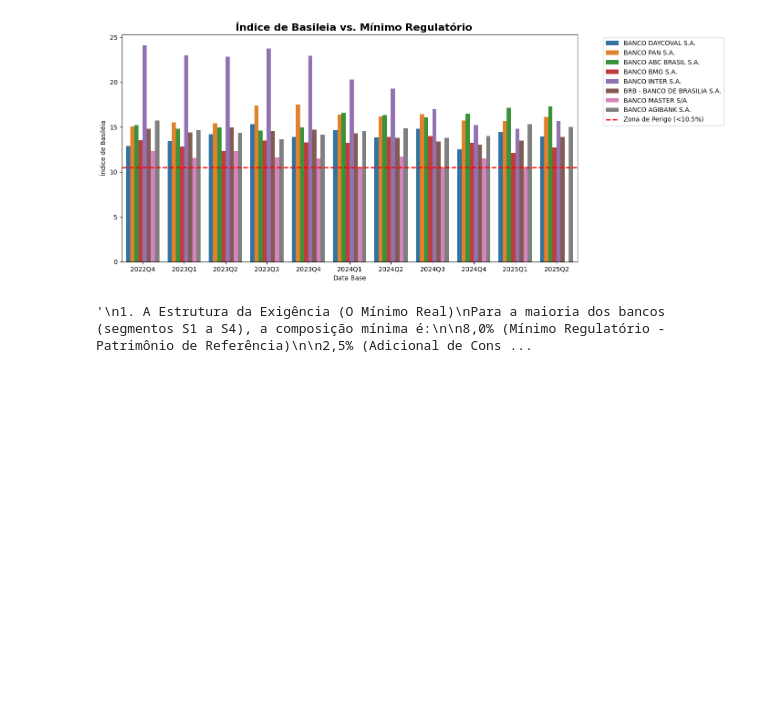
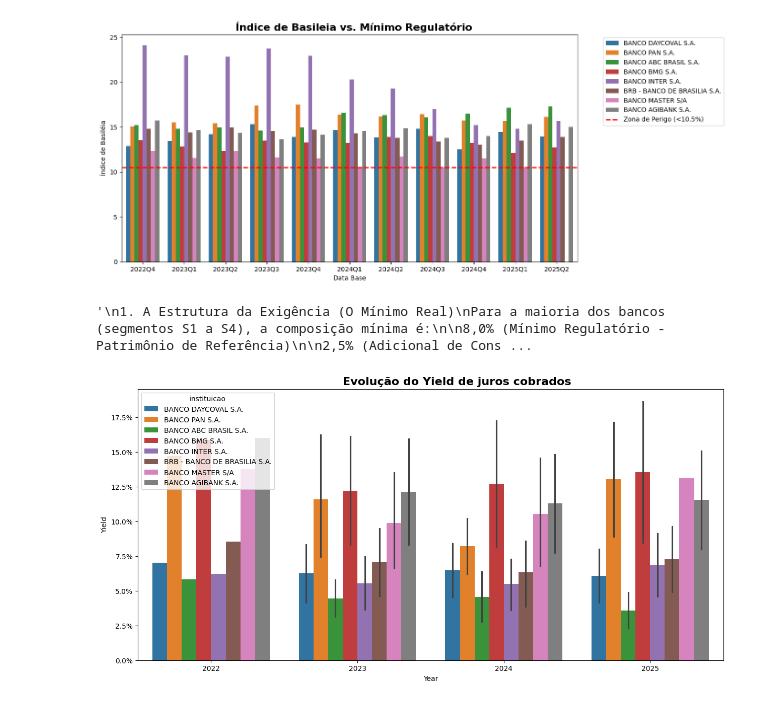
Before and after one commit to ThiagoPBorges/Banco-Master-Analise, a Jupyter notebook: notebook/03_feature_engineering.ipynb, the cells around one changed output. Saved outputs shown, nothing was run; the diff lists cells and outputs as text; code cells hidden in the pictures; blank space fills up the shorter version.

```diff
--- a/notebook/03_feature_engineering.ipynb
+++ b/notebook/03_feature_engineering.ipynb
@@ -31,6 +31,14 @@ df_analitico['kpi_qualidade_lucro'] = (df_analitico['outras_receitas_despesas']
 # Tamanho do Banco (Log) para separar Pequenos de Gigantes
 df_analitico['tamanho_log'] = np.log10(df_analitico['ativo_total'])
 
+# Taxa média (Yield)
+df_analitico['yield_carteira'] = df_analitico['Rendas de Operações de Crédito (c)'] / df_analitico['carteira_credito']
+df_analitico['yield_carteira'] = df_analitico['yield_carteira'].replace([np.inf, -np.inf], np.nan)
+
+df_analitico['custo_funding'] = df_analitico['Despesa de Juros com Captações (g1)'].abs()
+# Custo Implícito = Quanto pagou de juros / Quanto tinha de dívida
+df_analitico['taxa_funding_implicita'] = df_analitico['custo_funding'] / df_analitico['captacoes']
+
 df_analitico.info()
 # %% [output]
 <class 'pandas.core.frame.DataFrame'>
@@ -243,3 +251,26 @@ Abaixo de 8,0%: O banco entra em desconformidade grave, sujeito a intervenção
 # %% [output]
 [figure]
 '\n1. A Estrutura da Exigência (O Mínimo Real)\nPara a maioria dos bancos (segmentos S1 a S4), a composição mínima é:\n\n8,0% (Mínimo Regulatório - Patrimônio de Referência)\n\n2,5% (Adicional de Cons ...
+# %%
+df_analitico['Year'] = df_analitico['data_base'].dt.year
+
+df_bancos = df_analitico.loc[df_analitico['instituicao'].isin(bancos)].copy()
+
+plt.figure(figsize=(15,7))
+
+sns.barplot(
+    data=df_bancos,
+    x='Year',
+    y='yield_carteira',
+    hue='instituicao'
+)
+
+
+ax = plt.gca()
+plt.gca().yaxis.set_major_formatter(ticker.PercentFormatter(1.0))
+plt.title('Evolução do Yield de juros cobrados', fontsize=16, fontweight='bold', loc='left', x=0.35)
+plt.ylabel('Yield')
+plt.xlabel('Year')
+plt.show()
+# %% [output]
+[figure, added]
```
Also changed, not shown: parts of 2 cells of this notebook, 3 other files.
